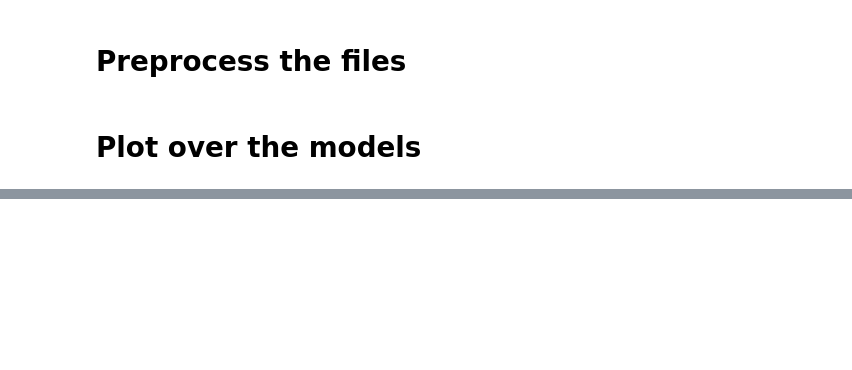
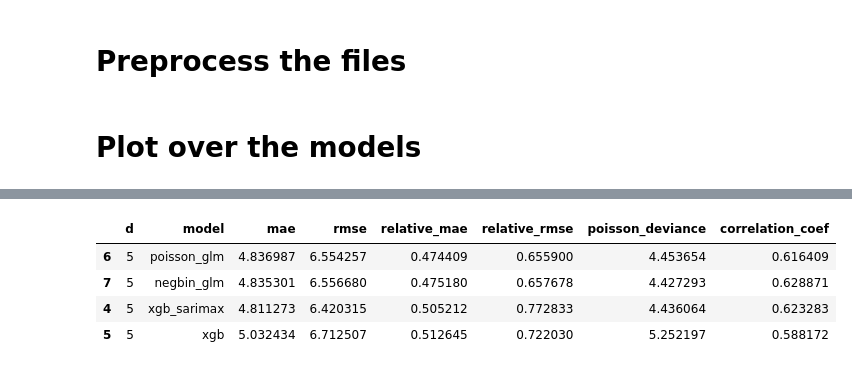
Before and after one commit to Erdos-Projects/spring-2026-dc-311, a Jupyter notebook: debug_sarimax.ipynb, the cells around one changed output, grey strips where cells are left out. Drawn from its saved outputs; the diff is of its cells as text; code cells hidden in the pictures; blank space fills up the shorter version.

```diff
--- a/debug_sarimax.ipynb
+++ b/debug_sarimax.ipynb
@@ -145,0 +150,8 @@ test_errors
+# %%
+test_errors[test_errors['d'] == 5].sort_values('relative_mae')
+# %% [output]
+|  | d | model | mae | rmse | relative_mae | relative_rmse | poisson_deviance | correlation_coef |
+| 6 | 5 | poisson_glm | 4.836987 | 6.554257 | 0.474409 | 0.655900 | 4.453654 | 0.616409 |
+| 7 | 5 | negbin_glm | 4.835301 | 6.556680 | 0.475180 | 0.657678 | 4.427293 | 0.628871 |
+| 4 | 5 | xgb_sarimax | 4.811273 | 6.420315 | 0.505212 | 0.772833 | 4.436064 | 0.623283 |
+| 5 | 5 | xgb | 5.032434 | 6.712507 | 0.512645 | 0.722030 | 5.252197 | 0.588172 |
```
Also changed, not shown: parts of 6 cells of this notebook, 7 other files.
